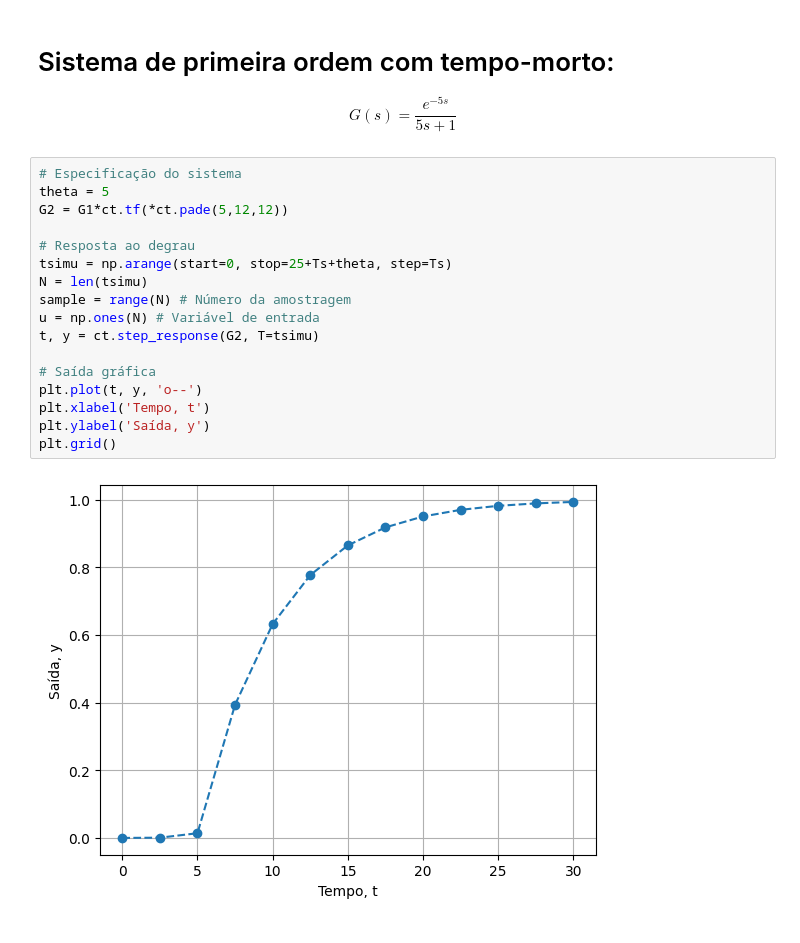
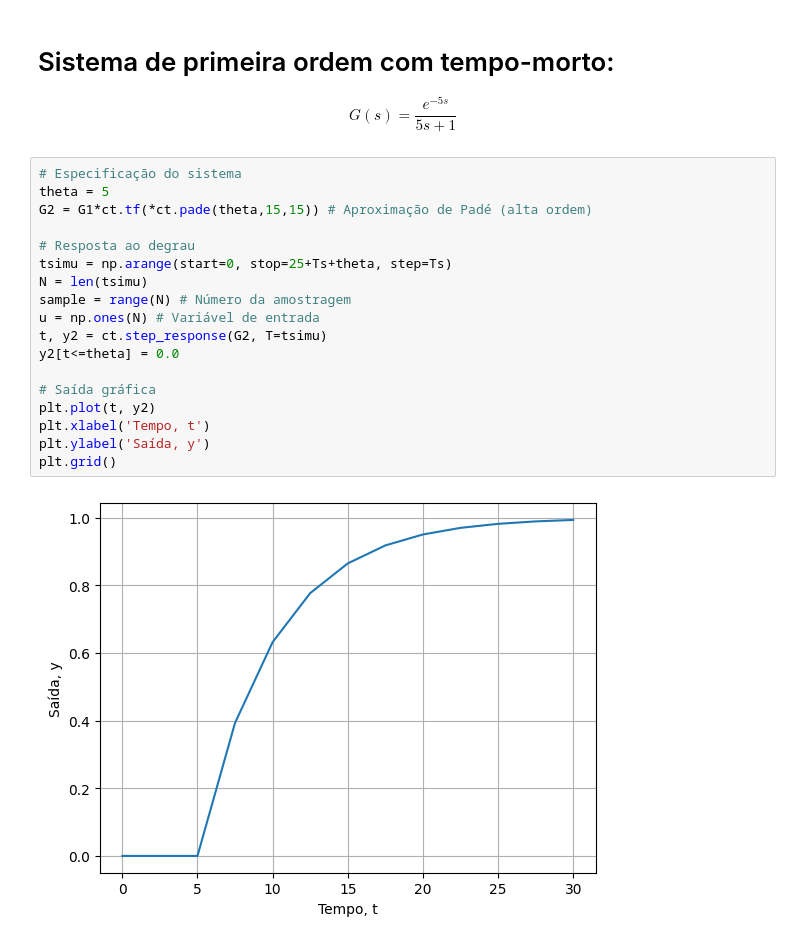
Before and after one commit to juliosdutra/Topicos-de-Controle-Avancado-UFES, a Jupyter notebook: Resposta_ao_degrau.ipynb, the cells around one changed output. Cells and saved outputs as stored; diff of their text form.

```diff
--- a/Resposta_ao_degrau.ipynb
+++ b/Resposta_ao_degrau.ipynb
@@ -63,20 +82,21 @@ $$G(s)=\frac{e^{-5s}}{5s+1} $$
 # %%
 # Especificação do sistema
 theta = 5
-G2 = G1*ct.tf(*ct.pade(5,12,12))
+G2 = G1*ct.tf(*ct.pade(theta,15,15)) # Aproximação de Padé (alta ordem)
 
 # Resposta ao degrau
 tsimu = np.arange(start=0, stop=25+Ts+theta, step=Ts)
 N = len(tsimu)
 sample = range(N) # Número da amostragem
 u = np.ones(N) # Variável de entrada
-t, y = ct.step_response(G2, T=tsimu)
+t, y2 = ct.step_response(G2, T=tsimu)
+y2[t<=theta] = 0.0
 
 # Saída gráfica
-plt.plot(t, y, 'o--')
+plt.plot(t, y2)
 plt.xlabel('Tempo, t')
 plt.ylabel('Saída, y')
 plt.grid()
 # %% [output]
-[figure, old version]
+[figure, new version]
 # %%
```
Also changed, not shown: parts of 4 cells of this notebook.
